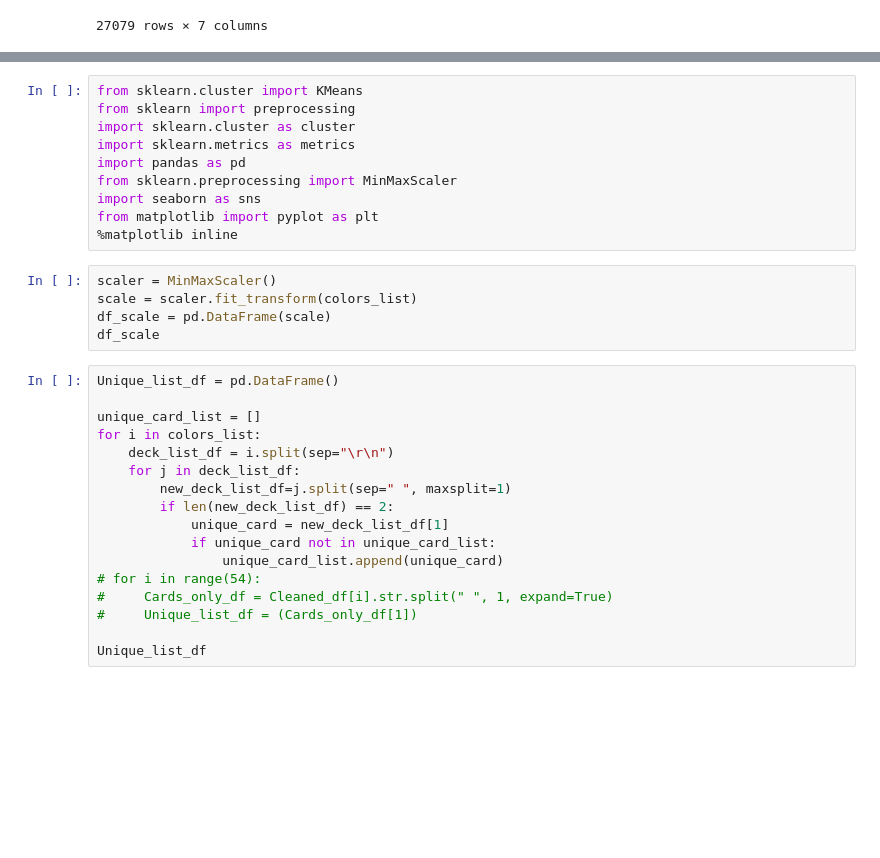
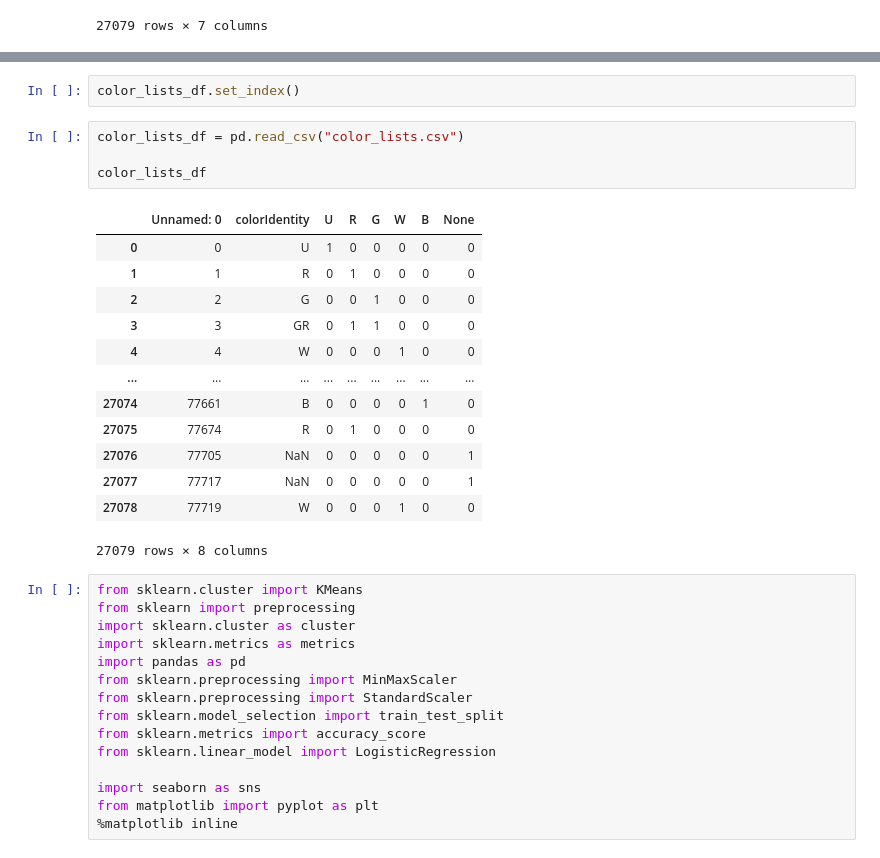
Before and after one commit to Mickie-n-s/MTG_Project, a Jupyter notebook: MTG_Cleaning.ipynb, the cells around one changed output, grey strips where cells are left out. Saved outputs shown, nothing was run; the diff lists cells and outputs as text; blank space fills up the shorter version.

```diff
--- a/MTG_Cleaning.ipynb
+++ b/MTG_Cleaning.ipynb
@@ -220,6 +217,26 @@ color_lists_df
 | 77717 | [] |
 | 77719 | [W] |
 27079 rows × 1 columns
+# %%
+color_lists_df.set_index()
+# %%
+color_lists_df = pd.read_csv("color_lists.csv")
+
+color_lists_df
+# %% [output]
+|  | Unnamed: 0 | colorIdentity | U | R | G | W | B | None |
+| 0 | 0 | U | 1 | 0 | 0 | 0 | 0 | 0 |
+| 1 | 1 | R | 0 | 1 | 0 | 0 | 0 | 0 |
+| 2 | 2 | G | 0 | 0 | 1 | 0 | 0 | 0 |
+| 3 | 3 | GR | 0 | 1 | 1 | 0 | 0 | 0 |
+| 4 | 4 | W | 0 | 0 | 0 | 1 | 0 | 0 |
+| ... | ... | ... | ... | ... | ... | ... | ... | ... |
+| 27074 | 77661 | B | 0 | 0 | 0 | 0 | 1 | 0 |
+| 27075 | 77674 | R | 0 | 1 | 0 | 0 | 0 | 0 |
+| 27076 | 77705 | NaN | 0 | 0 | 0 | 0 | 0 | 1 |
+| 27077 | 77717 | NaN | 0 | 0 | 0 | 0 | 0 | 1 |
+| 27078 | 77719 | W | 0 | 0 | 0 | 1 | 0 | 0 |
+27079 rows × 8 columns
 # %%
 from sklearn.cluster import KMeans
 from sklearn import preprocessing
@@ -227,28 +244,11 @@ import sklearn.cluster as cluster
 import sklearn.metrics as metrics
 import pandas as pd
 from sklearn.preprocessing import MinMaxScaler
+from sklearn.preprocessing import StandardScaler
+from sklearn.model_selection import train_test_split
+from sklearn.metrics import accuracy_score
+from sklearn.linear_model import LogisticRegression
+
 import seaborn as sns
 from matplotlib import pyplot as plt
 %matplotlib inline
-# %%
-scaler = MinMaxScaler()
-scale = scaler.fit_transform(colors_list)
-df_scale = pd.DataFrame(scale)
-df_scale
-# %%
-Unique_list_df = pd.DataFrame()
-
-unique_card_list = []
-for i in colors_list:
-    deck_list_df = i.split(sep="\r\n")
-    for j in deck_list_df:
-        new_deck_list_df=j.split(sep=" ", maxsplit=1)
-        if len(new_deck_list_df) == 2:
-            unique_card = new_deck_list_df[1]
-            if unique_card not in unique_card_list:
-                unique_card_list.append(unique_card)
-# for i in range(54):
-#     Cards_only_df = Cleaned_df[i].str.split(" ", 1, expand=True)
-#     Unique_list_df = (Cards_only_df[1])
-
-Unique_list_df
```
Also changed, not shown: parts of 12 cells of this notebook, 3 other files.
